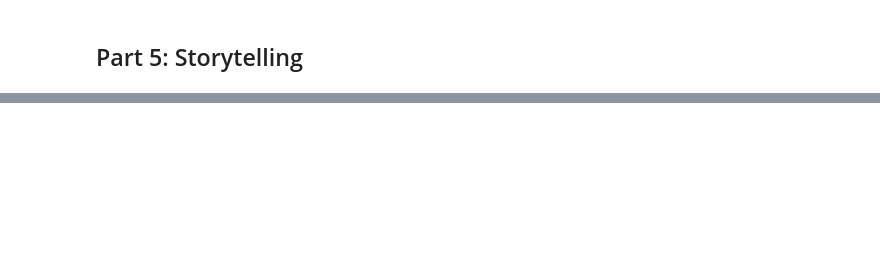
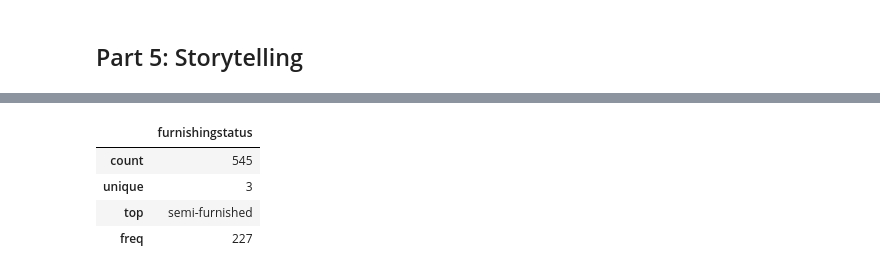
Before and after one commit to Zahab163/StoryTelling_HousingAnaysis, a Jupyter notebook: Zahab_HousingAnalysis.ipynb, the cells around one changed output, grey strips where cells are left out. Saved outputs shown, nothing was run; the diff lists cells and outputs as text; code cells hidden in the pictures; blank space fills up the shorter version.

```diff
--- a/Zahab_HousingAnalysis.ipynb
+++ b/Zahab_HousingAnalysis.ipynb
@@ -393,0 +438,9 @@ Overall, the data reflects a diverse housing market with both affordable and lux
+# %%
+#to generate descriptive statistics for all the columns
+df.describe(include=[object])
+# %% [output]
+|  | furnishingstatus |
+| count | 545 |
+| unique | 3 |
+| top | semi-furnished |
+| freq | 227 |
```
Also changed, not shown: parts of 11 cells of this notebook.
